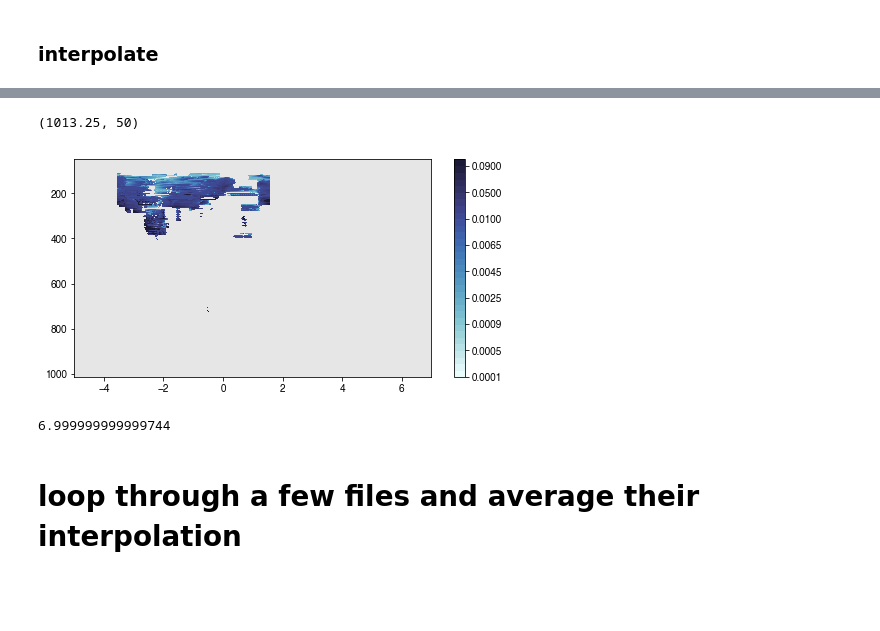
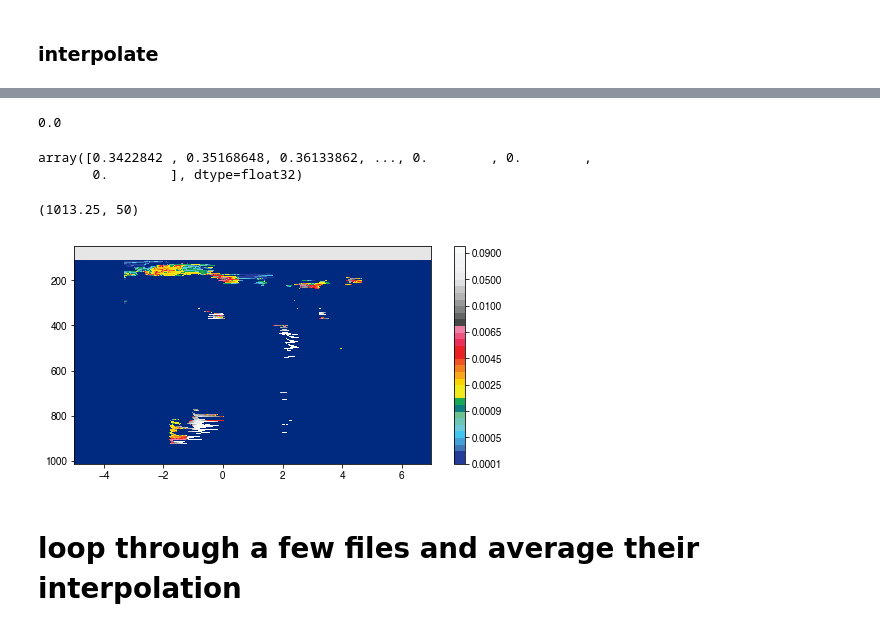
Before and after one commit to bairdlangenbrunner/indonesia-analysis, a Jupyter notebook: cloud-analysis/notebook-files/interpolating_and_averaging_equivalent_tracks.ipynb, the cells around one changed output, grey strips where cells are left out. Drawn from its saved outputs; the diff is of its cells as text; code cells hidden in the pictures; blank space fills up the shorter version.

```diff
--- a/cloud-analysis/notebook-files/interpolating_and_averaging_equivalent_tracks.ipynb
+++ b/cloud-analysis/notebook-files/interpolating_and_averaging_equivalent_tracks.ipynb
@@ -18,5 +18,5 @@ import scipy.stats
 et_npy_file_list = sorted(glob.glob('CAL_LID_L2_05kmCPro-Standard-V4-10*'))
 # %%
 # open first collection
-f = -1
+f = 3
 et_file_list = numpy.load(et_npy_file_list[f])
@@ -237,36 +312,34 @@ ax.set_ylim(1013.25,50)
+# %%
+print(numpy.diff(x))
+numpy.diff(y)
+# %% [output]
+0.0
+array([0.3422842 , 0.35168648, 0.36133862, ..., 0.        , 0.        ,
+       0.        ], dtype=float32)
 # %%
 z = gdal_tbc_data_subset.ravel()
-
 x = lat_2d.ravel()
 #x = x[~numpy.isnan(z)]
-
 y = p_data_subset.ravel()
 #y = y[~numpy.isnan(z)]
-
 #z = z[~numpy.isnan(z)]
 
-
-xnew = numpy.arange(-5,7.01,0.01)
-ynew = numpy.arange(113.25,1013.251,0.1)
+xnew = numpy.arange(-5,7.01,0.04)
+ynew = numpy.arange(113.25,1013.251,0.3)
 
 znew = scipy.interpolate.griddata((x,y),z, (xnew[None,:],ynew[:,None]), method='linear')
 
 fig = mp.figure(figsize=(8,4))
-
 ax = fig.add_subplot(111)
-plot = ax.pcolormesh(xnew,ynew,znew, norm=norm, cmap=cmap_partial)
+plot = ax.pcolormesh(xnew,ynew,znew, norm=norm, cmap=calipso_colormap)
 
 fig.colorbar(plot)
 
 ax.set_facecolor('0.9')
 ax.set_ylim(1013.25,50)
 # %% [output]
 (1013.25, 50)
-[figure, old version]
+[figure, new version]
-# %%
-xnew.max()
-# %% [output]
-6.999999999999744
 # %% [markdown]
 # loop through a few files and average their interpolation
 # %%
```
Also changed, not shown: parts of 17 cells of this notebook, 10 other files.
